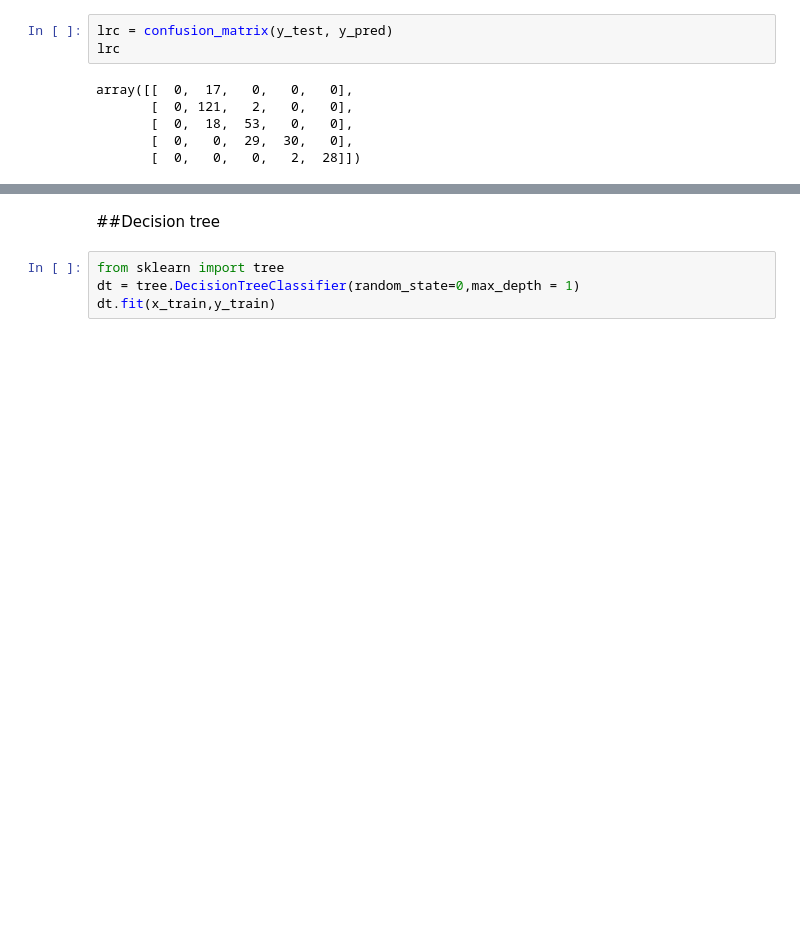
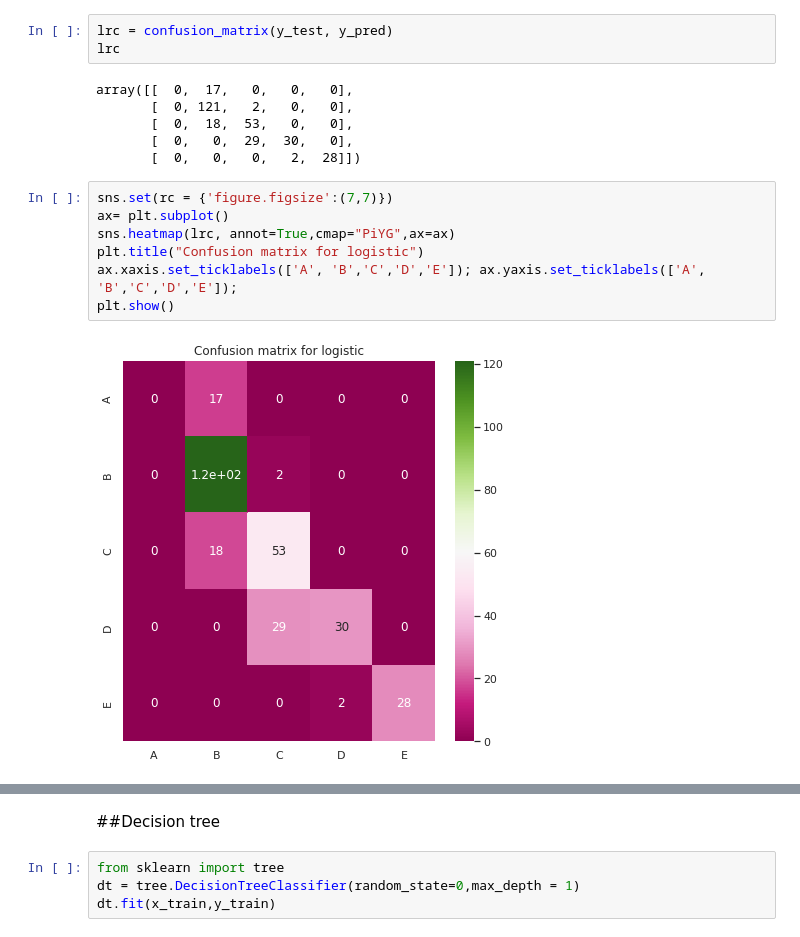
Before and after one commit to Jayasri001/Task--1-Students-grade-classification, a Jupyter notebook: task_1_classification_algorthim_for_studensts.ipynb, the cells around one changed output, grey strips where cells are left out. Cells and saved outputs as stored; diff of their text form; blank space fills up the shorter version.

```diff
--- a/task_1_classification_algorthim_for_studensts.ipynb
+++ b/task_1_classification_algorthim_for_studensts.ipynb
@@ -468,3 +468,12 @@ array([[  0,  17,   0,   0,   0],
        [  0,  18,  53,   0,   0],
        [  0,   0,  29,  30,   0],
        [  0,   0,   0,   2,  28]])
+# %%
+sns.set(rc = {'figure.figsize':(7,7)})
+ax= plt.subplot()
+sns.heatmap(lrc, annot=True,cmap="PiYG",ax=ax)
+plt.title("Confusion matrix for logistic")
+ax.xaxis.set_ticklabels(['A', 'B','C','D','E']); ax.yaxis.set_ticklabels(['A', 'B','C','D','E']);
+plt.show()
+# %% [output]
+[figure, added]
```
Also changed, not shown: parts of 16 cells of this notebook.
